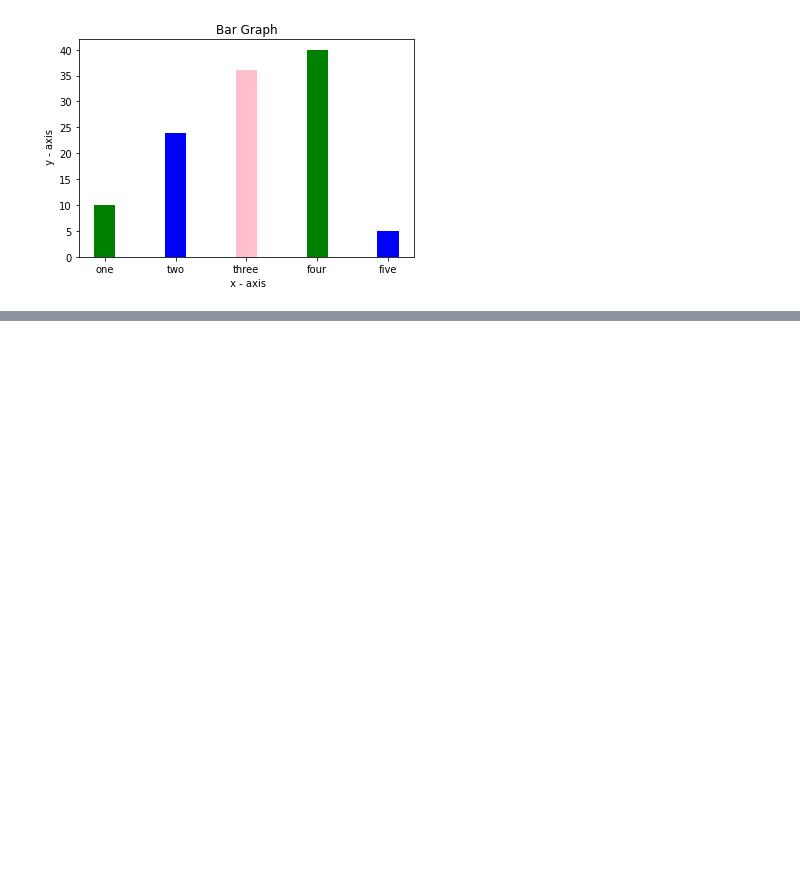
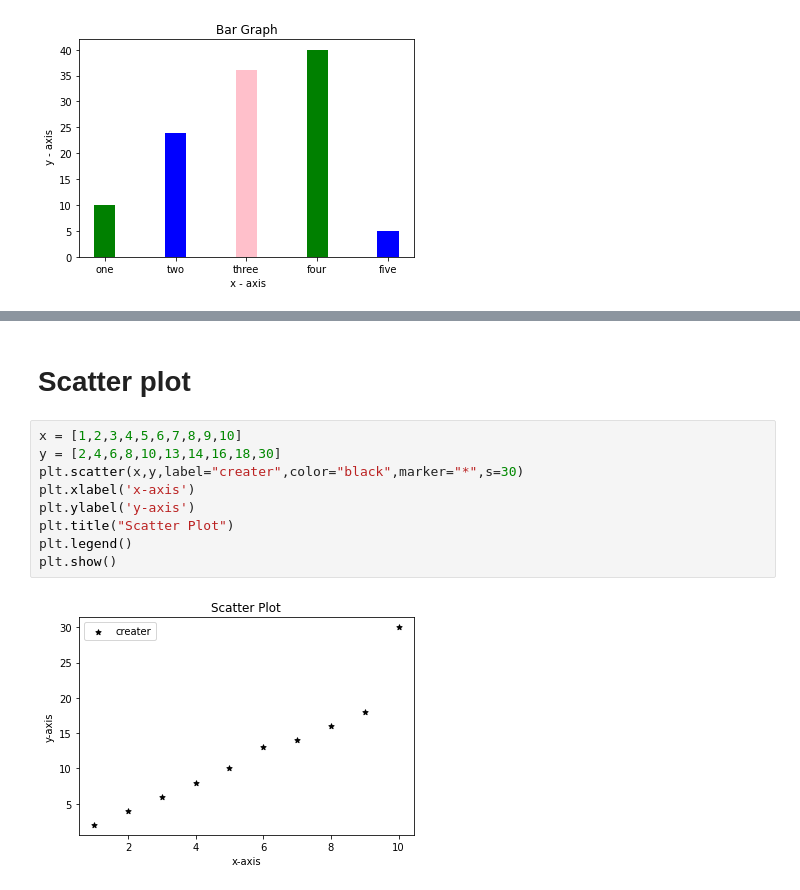
Before and after one commit to anobhama/Intern-Pie-Infocomm-Pvt-Lmt, a Jupyter notebook: jupiter notebook/Matplotlib Basics.ipynb, the cells around one changed output, grey strips where cells are left out. Saved outputs shown, nothing was run; the diff lists cells and outputs as text; blank space fills up the shorter version.

```diff
--- a/jupiter notebook/Matplotlib Basics.ipynb
+++ b/jupiter notebook/Matplotlib Basics.ipynb
@@ -48,0 +62,13 @@ plt.show()
+# %% [markdown]
+# Scatter plot
+# %%
+x = [1,2,3,4,5,6,7,8,9,10]
+y = [2,4,6,8,10,13,14,16,18,30]
+plt.scatter(x,y,label="creater",color="black",marker="*",s=30)
+plt.xlabel('x-axis')
+plt.ylabel('y-axis')
+plt.title("Scatter Plot")
+plt.legend()
+plt.show()
+# %% [output]
+[figure, added]
```
Also changed, not shown: parts of 4 cells of this notebook.
